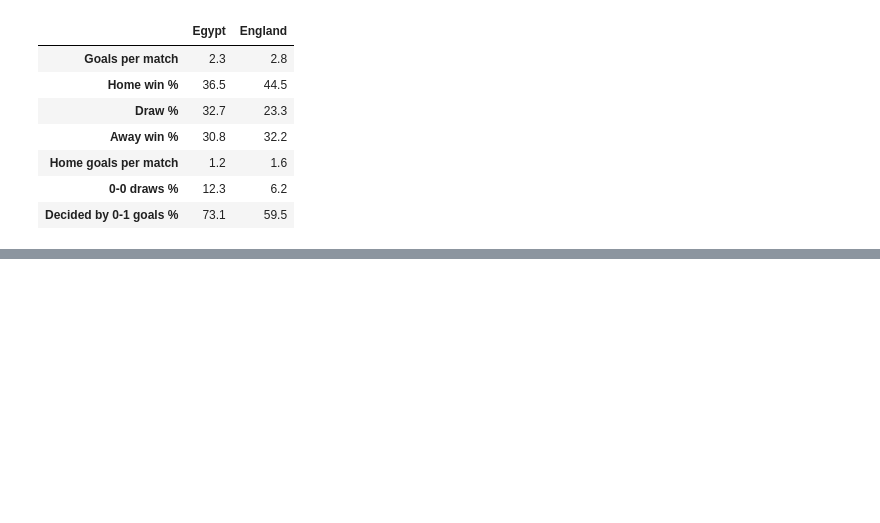
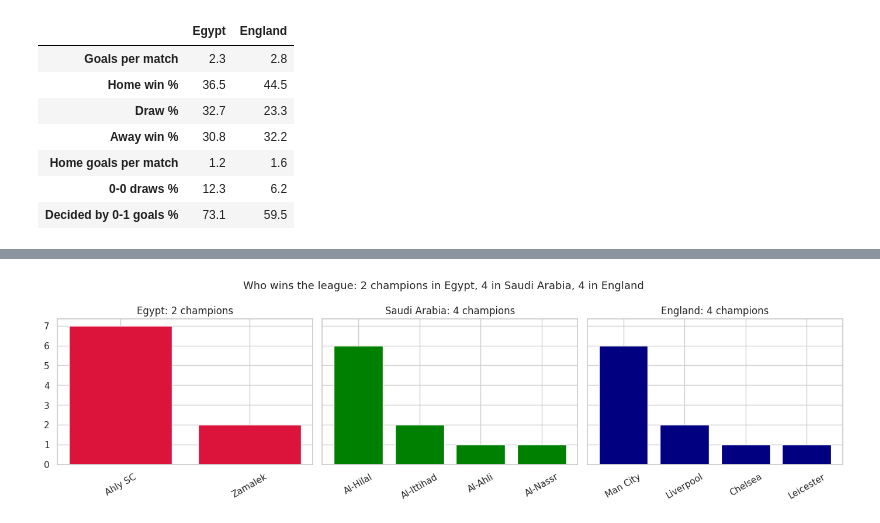
Before and after one commit to elteshelkbeer/egyptian-league-analysis, a Jupyter notebook: egyptian_premier_league_analysis.ipynb, the cells around one changed output, grey strips where cells are left out. Cells and saved outputs as stored; diff of their text form; code cells hidden in the pictures; blank space fills up the shorter version.

```diff
--- a/egyptian_premier_league_analysis.ipynb
+++ b/egyptian_premier_league_analysis.ipynb
@@ -955,0 +1114,15 @@ profile
+# %%
+# Different champions in the decade, three leagues
+fig, axes = plt.subplots(1, 3, figsize=(14, 4), sharey=True)
+for ax, (name, counts, color) in zip(axes, [
+        ('Egypt', egy_champs, 'crimson'),
+        ('Saudi Arabia', spl_champs['Champion'].value_counts(), 'green'),
+        ('England', epl_champs['Champion'].value_counts(), 'navy')]):
+    ax.bar(counts.index, counts.values, color=color)
+    ax.set_title(f'{name}: {len(counts)} champions')
+    ax.tick_params(axis='x', rotation=30)
+fig.suptitle('Who wins the league: 2 champions in Egypt, 4 in Saudi Arabia, 4 in England', fontsize=13)
+plt.tight_layout()
+plt.show()
+# %% [output]
+[figure, added]
```
Also changed, not shown: parts of 11 cells of this notebook, 4 other files.
